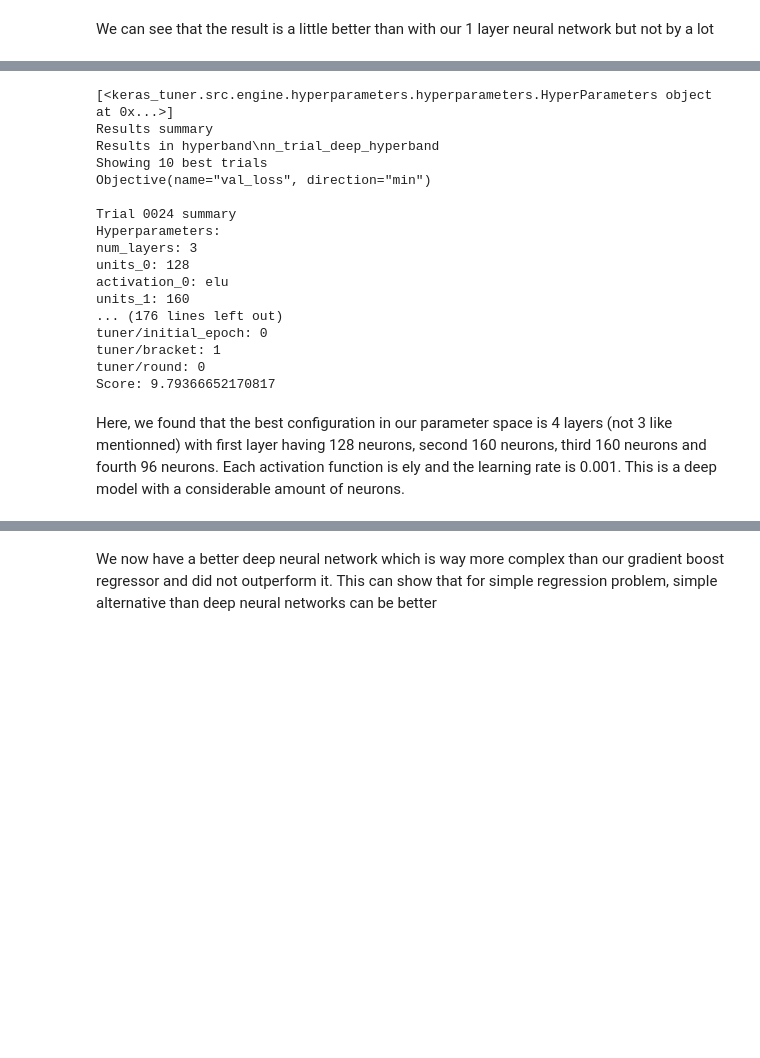
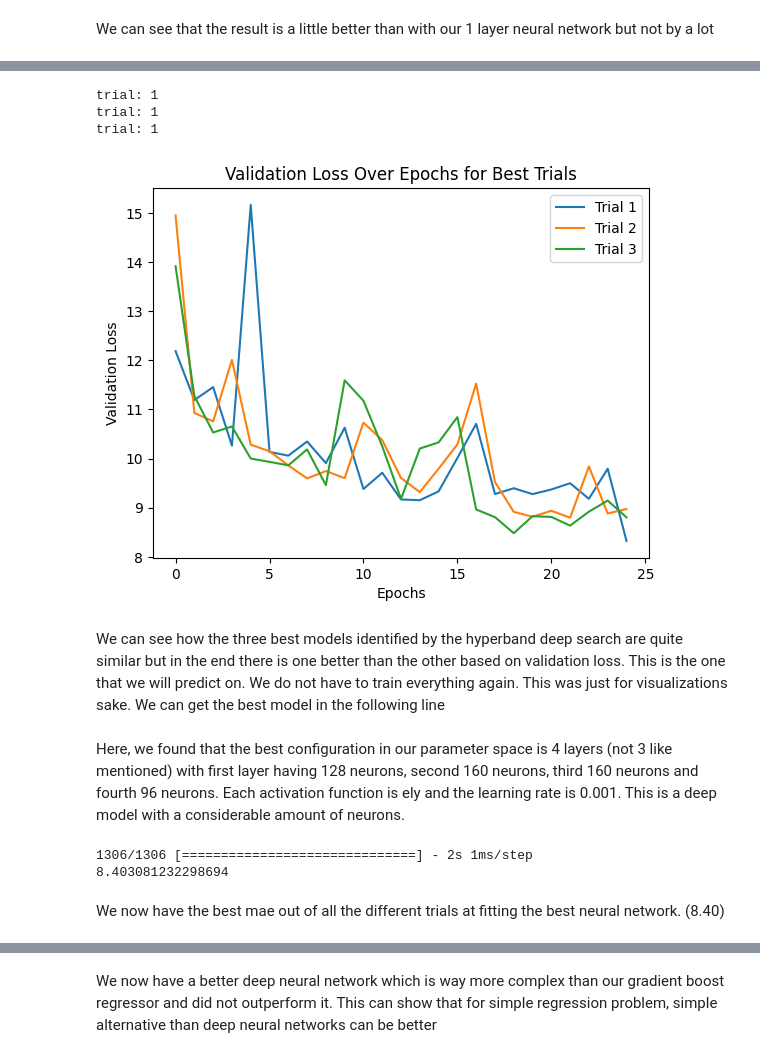
Before and after one commit to crackmax/machine_learning_wind_turbine, a Jupyter notebook: start_here.ipynb, the cells around one changed output, grey strips where cells are left out. Cells and saved outputs as stored; diff of their text form; code cells hidden in the pictures; blank space fills up the shorter version.

```diff
--- a/start_here.ipynb
+++ b/start_here.ipynb
@@ -860,25 +937,36 @@ KeyboardInterrupt:
+# %%
+best_trials = tuner_deep.get_best_hyperparameters(num_trials = 3)
+
+# Plotting the validation loss for each of the best trials
+for i, hp in enumerate(best_trials):
+    print(f'trial: {1}')
+    model = tuner_deep.hypermodel.build(hp)
+    history = model.fit(X_full_train, y_full_train, epochs=25, validation_data=(X_test, y_test), verbose=0)
+
+    plt.plot(history.history['val_loss'], label=f'Trial {i+1}')
+
+plt.title('Validation Loss Over Epochs for Best Trials')
+plt.xlabel('Epochs')
+plt.ylabel('Validation Loss')
+plt.legend()
+plt.show()
+# %% [output]
+trial: 1
+trial: 1
+trial: 1
+[figure, added]
+# %% [markdown]
+We can see how the three best models identified by the hyperband deep search are quite similar but in the end there is one better than the other based on validation loss. This is the one that we will predict on. We do not have to train everything again. This was just for visualizations sake. We can get the best model in the following line
+# %% [markdown]
+Here, we found that the best configuration in our parameter space is 4 layers (not 3 like mentioned) with first layer having 128 neurons, second 160 neurons, third 160 neurons and fourth 96 neurons. Each activation function is ely and the learning rate is 0.001. This is a deep model with a considerable amount of neurons.
 # %%
 best_model = tuner_deep.get_best_models(num_models=1)[0]
-print(tuner_deep.get_best_hyperparameters())
-tuner_deep.results_summary()
+hyperband_result = best_model.predict(X_test)
+mae_hyperband = mean_absolute_error(hyperband_result,y_test)
+print(mae_hyperband)
 # %% [output]
-[<keras_tuner.src.engine.hyperparameters.hyperparameters.HyperParameters object at 0x...>]
-Results summary
-Results in hyperband\nn_trial_deep_hyperband
-Showing 10 best trials
-Objective(name="val_loss", direction="min")
-
-Trial 0024 summary
-Hyperparameters:
-num_layers: 3
-units_0: 128
-activation_0: elu
-units_1: 160
-... (176 lines left out)
-tuner/initial_epoch: 0
-tuner/bracket: 1
-tuner/round: 0
-Score: 9.79366652170817
+1306/1306 [==============================] - 2s 1ms/step
+8.403081232298694
-# %% [markdown]
-Here, we found that the best configuration in our parameter space is 4 layers (not 3 like mentionned) with first layer having 128 neurons, second 160 neurons, third 160 neurons and fourth 96 neurons. Each activation function is ely and the learning rate is 0.001. This is a deep model with a considerable amount of neurons.
+# %% [markdown]
+We now have the best mae out of all the different trials at fitting the best neural network. (8.40)
 # %%
```
Also changed, not shown: parts of 67 cells of this notebook.
